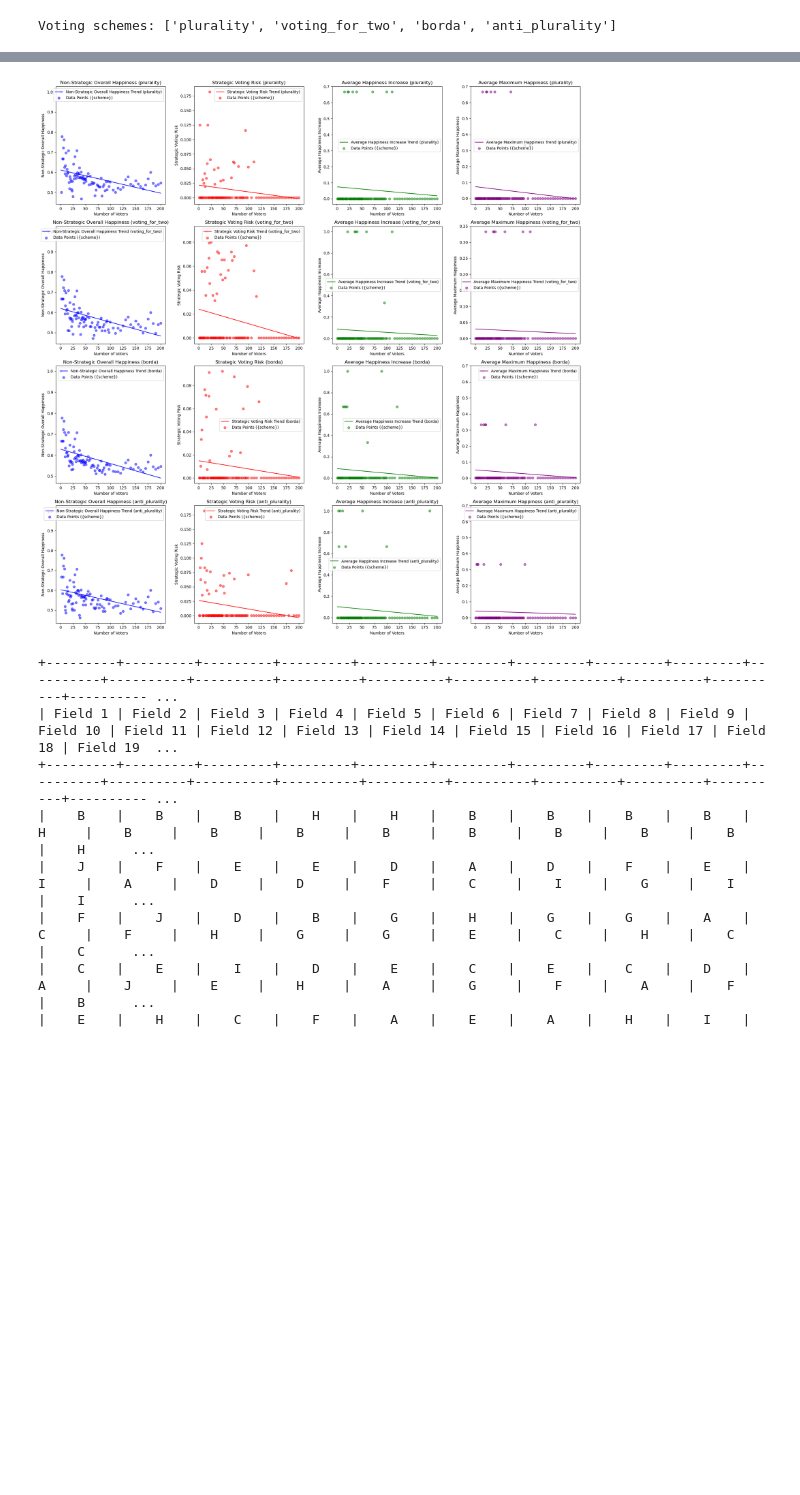
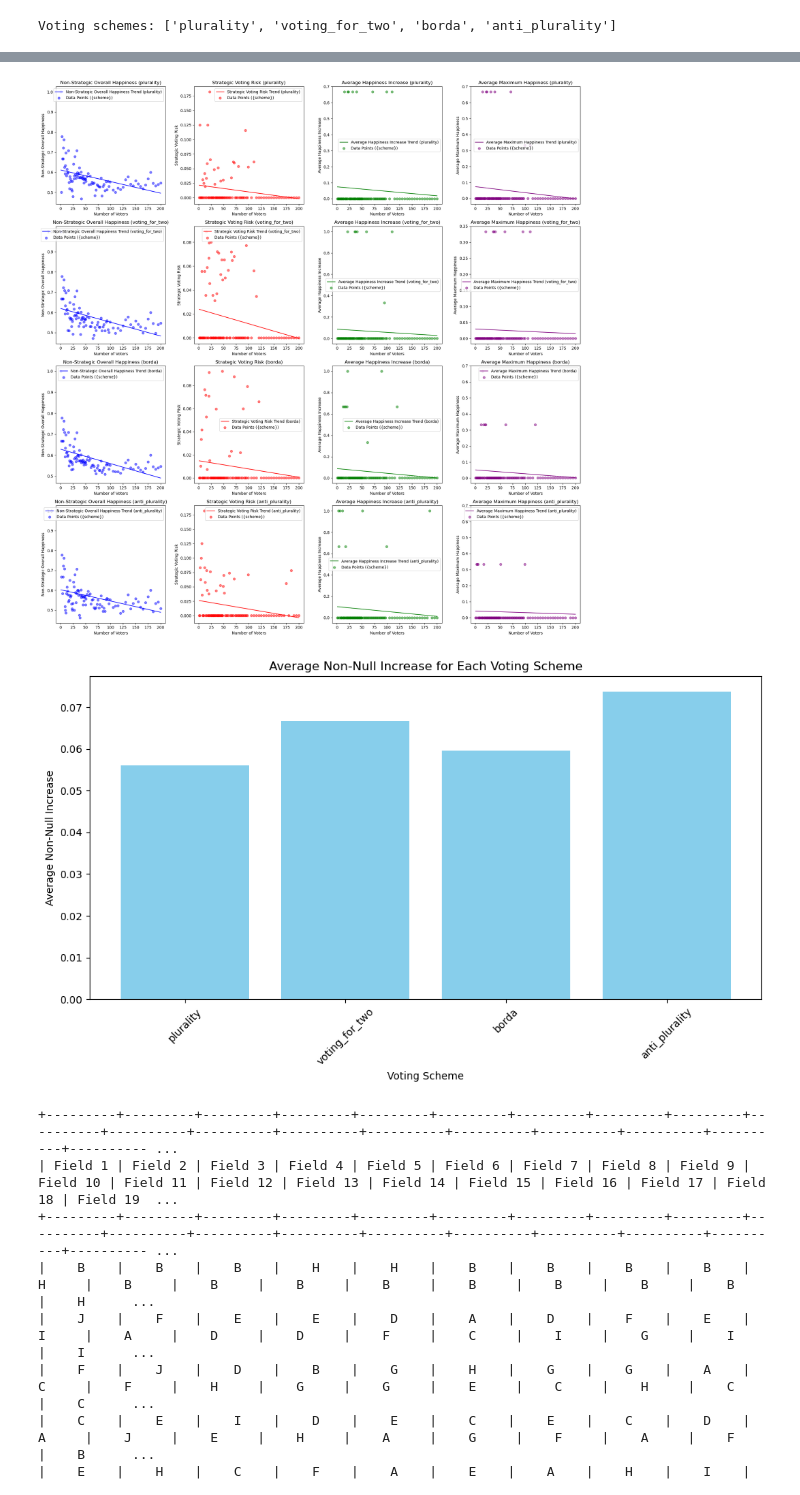
Before and after one commit to matsspoelgen/ams-tva, a Jupyter notebook: exp/experiments.ipynb, the cells around one changed output, grey strips where cells are left out. Cells and saved outputs as stored; diff of their text form; code cells hidden in the pictures; blank space fills up the shorter version.

Commit message:
add barplot for happiness increase by scheme

```diff
--- a/exp/experiments.ipynb
+++ b/exp/experiments.ipynb
@@ -108,7 +108,22 @@ def run_experiment(candidate_numbers, voter_numbers, schemes):
 
     return results, voter_numbers
 
+def get_additional_stats(data):
+    non_null_counts = {}
+    avg_non_null_increase = {}
+    for scheme, scheme_data in data.items():
+        non_null_count = 0
+        non_null_sum = 0
+        for num_candidates, metrics in scheme_data.items():
+            happiness_increases = metrics.get('avg_increase', [])
+            non_null_count += sum(1 for increase in happiness_increases if increase is not None)
+            non_null_sum += sum(increase for increase in happiness_increases if increase is not None)
+        non_null_counts[scheme] = non_null_count
+        avg_non_null_increase[scheme] = non_null_sum / non_null_count if non_null_count > 0 else 0
+    return non_null_counts, avg_non_null_increase
+
 def plot_metrics_for_all_schemes(results, voter_numbers, schemes):
+    non_null_counts, non_null_increase_avg = get_additional_stats(results)
     num_schemes = len(schemes)
     num_metrics = 4  # Assuming 4 metrics: happiness, risk, avg_increase, avg_max_happiness
     fig, axs = plt.subplots(num_schemes, num_metrics, figsize=(20, num_schemes * 5), squeeze=False)
@@ -151,9 +166,16 @@ def plot_metrics_for_all_schemes(results, voter_numbers, schemes):
             ax.set_xlabel('Number of Voters')
             ax.set_ylabel(title)
             ax.legend()
+        print("Non-null counts for scheme", scheme)
+        print(non_null_counts[scheme])
+        print("Average non-null increase for scheme", scheme)
+        print(non_null_increase_avg[scheme])
 
     plt.tight_layout()
     plt.show()
+
+
+
 
 def plot_metrics_for_all_schemes_lin(results, voter_numbers, schemes):
     num_schemes = len(schemes)
@@ -200,6 +222,26 @@ def plot_metrics_for_all_schemes_lin(results, voter_numbers, schemes):
 
     plt.tight_layout()
     plt.show()
+
+
+def plot_avg_non_null_increase(results, schemes):
+    _, avg_non_null_increase = get_additional_stats(results)
+
+    # Filter the averages to only include the schemes we're interested in
+    avg_non_null_increase = {scheme: avg for scheme, avg in avg_non_null_increase.items() if scheme in schemes}
+
+    # Separate the data for plotting
+    scheme_names, averages = zip(*avg_non_null_increase.items())
+
+    # Plotting
+    plt.figure(figsize=(10, 6))
+    plt.bar(scheme_names, averages, color='skyblue')
+    plt.xlabel('Voting Scheme')
+    plt.ylabel('Average Non-Null Increase')
+    plt.title('Average Non-Null Increase for Each Voting Scheme')
+    plt.xticks(rotation=45)
+    plt.tight_layout()
+    plt.show()
 # %%
 scheme_names = ["plurality", "voting_for_two", "borda", "anti_plurality"]
 collusion_groups = [[0, 3],[2],[1],[4]]
@@ -238,6 +280,7 @@ print("Results keys: ", results.keys())
 print("Results values: ", results.values())
 plot_metrics_for_all_schemes(results, voter_numbers, schemes)
 plot_metrics_for_all_schemes_lin(results, voter_numbers, schemes)
+plot_avg_non_null_increase(results, schemes)
 # %% [output]
 Running experiment for 1 voters
 Number of candidates: 4
@@ -259,5 +302,6 @@ Results values:  dict_values([{4: {'happiness': [1.0, 0.5, 0.7777777777777778, 0
 [figure]
 [figure]
+[figure, added]
 # %%
 from typing import Counter
 from prettytable import PrettyTable
```
Also changed, not shown: parts of 2 cells of this notebook.
